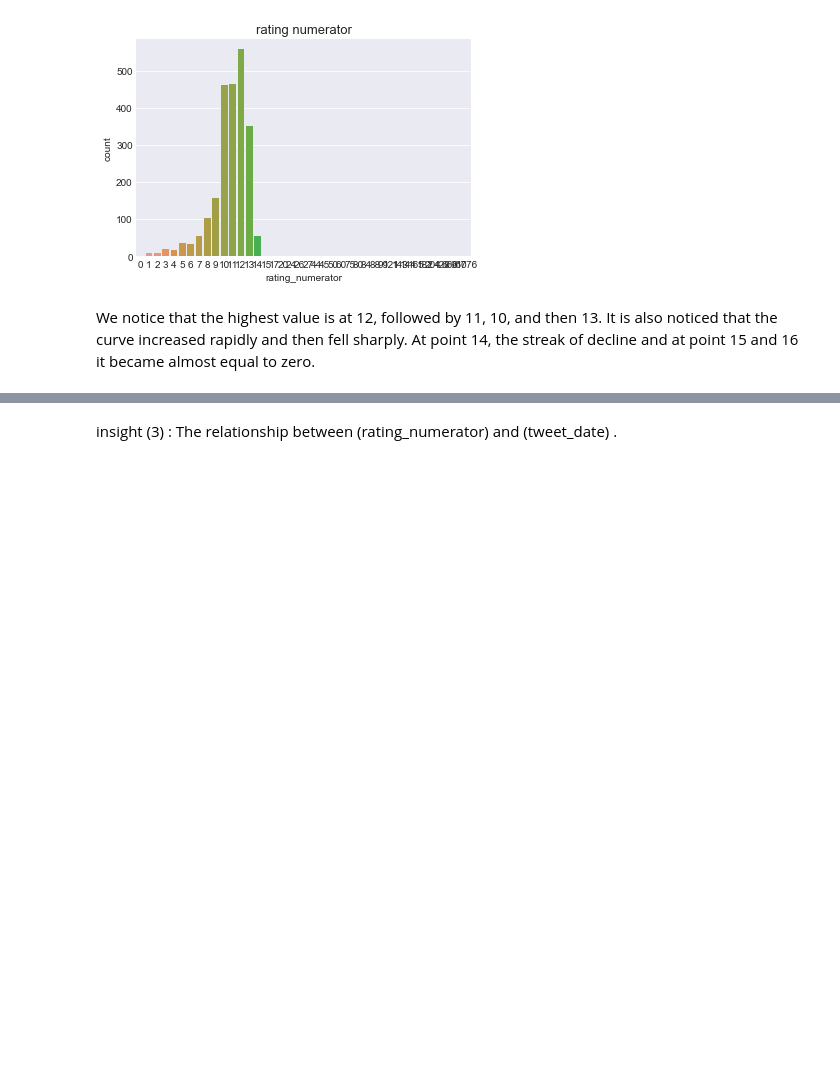
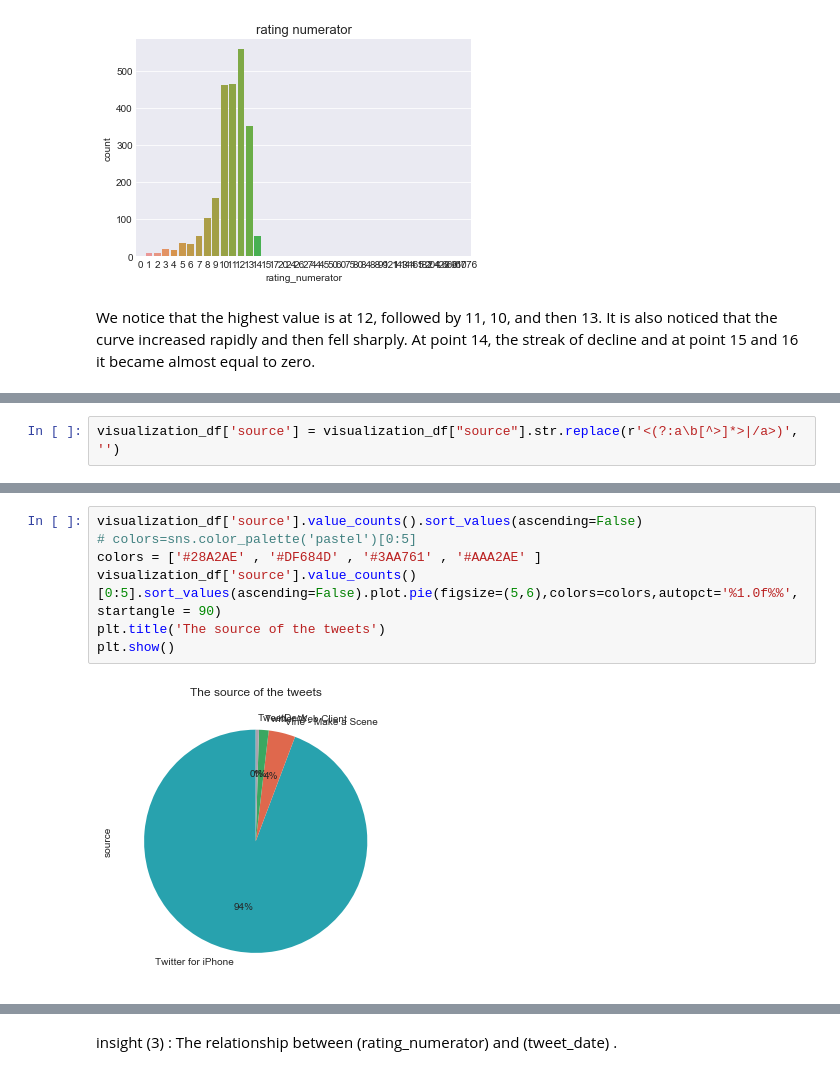
Before and after one commit to ReemShaya/Wrangle-and-Analyze-Data, a Jupyter notebook: wrangle_act.ipynb, the cells around one changed output, grey strips where cells are left out. Saved outputs shown, nothing was run; the diff lists cells and outputs as text; blank space fills up the shorter version.

```diff
--- a/wrangle_act.ipynb
+++ b/wrangle_act.ipynb
@@ -882,0 +887,2 @@ plt.show()
+# %%
+visualization_df['source'] = visualization_df["source"].str.replace(r'<(?:a\b[^>]*>|/a>)', '')
@@ -883,2 +906,11 @@ plt.show()
+# %%
+visualization_df['source'].value_counts().sort_values(ascending=False)
+# colors=sns.color_palette('pastel')[0:5]
+colors = ['#28A2AE' , '#DF684D' , '#3AA761' , '#AAA2AE' ]
+visualization_df['source'].value_counts()[0:5].sort_values(ascending=False).plot.pie(figsize=(5,6),colors=colors,autopct='%1.0f%%', startangle = 90)
+plt.title('The source of the tweets')
+plt.show()
+# %% [output]
+[figure, added]
 # %% [markdown]
 The order is :
```
Also changed, not shown: parts of 14 cells of this notebook, 1 other file.
